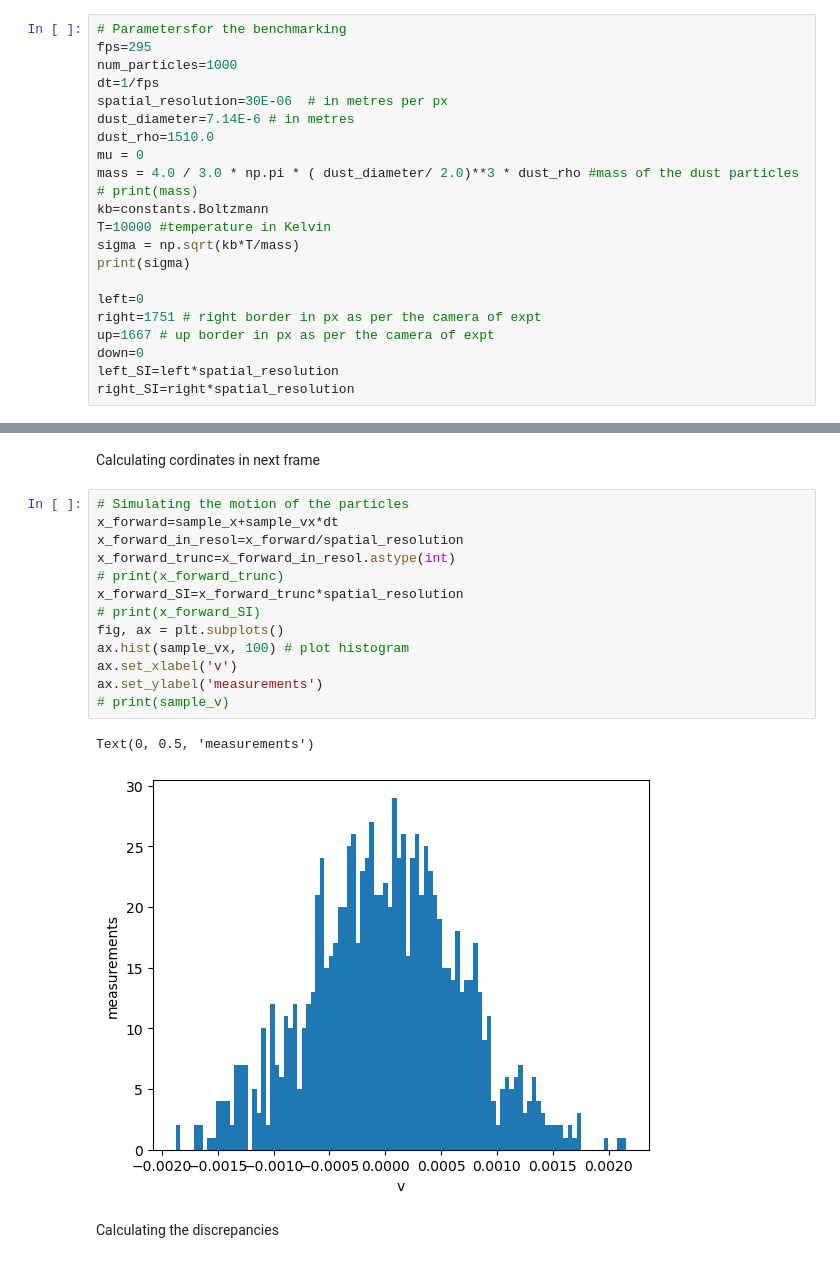
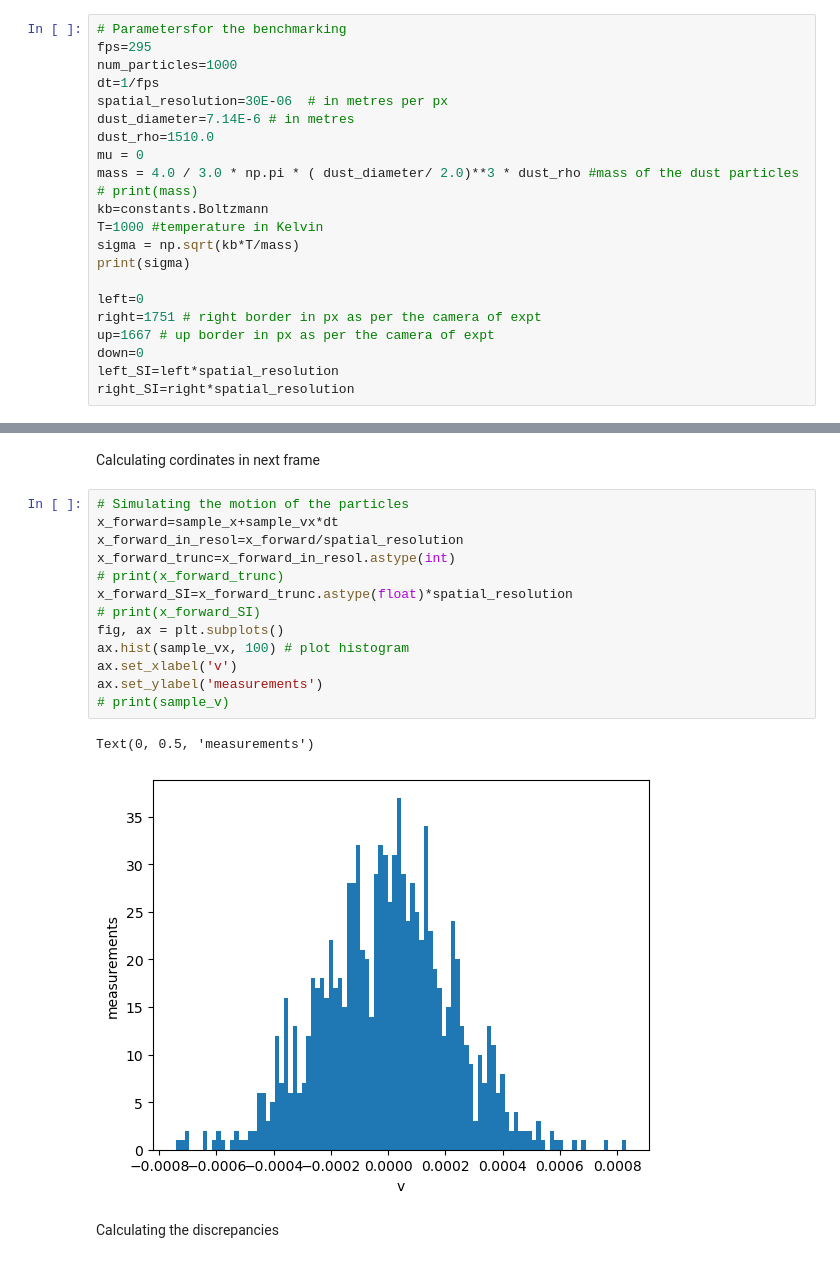
Before and after one commit to ParthM1504/Benchmarking-Dusty-Plasma-Temperature-Code, a Jupyter notebook: Benchmarking.ipynb, the cells around one changed output, grey strips where cells are left out. Drawn from its saved outputs; the diff is of its cells as text.

```diff
--- a/Benchmarking.ipynb
+++ b/Benchmarking.ipynb
@@ -19,7 +19,7 @@ mu = 0
 mass = 4.0 / 3.0 * np.pi * ( dust_diameter/ 2.0)**3 * dust_rho #mass of the dust particles
 # print(mass)
 kb=constants.Boltzmann
-T=10000 #temperature in Kelvin
+T=1000 #temperature in Kelvin
 sigma = np.sqrt(kb*T/mass)
 print(sigma)
 
@@ -87,19 +87,19 @@ Calculating cordinates in next frame
 # %%
 # Simulating the motion of the particles
 x_forward=sample_x+sample_vx*dt
 x_forward_in_resol=x_forward/spatial_resolution
 x_forward_trunc=x_forward_in_resol.astype(int)
 # print(x_forward_trunc)
-x_forward_SI=x_forward_trunc*spatial_resolution
+x_forward_SI=x_forward_trunc.astype(float)*spatial_resolution
 # print(x_forward_SI)
 fig, ax = plt.subplots()
 ax.hist(sample_vx, 100) # plot histogram
 ax.set_xlabel('v')
 ax.set_ylabel('measurements')
 # print(sample_v)
 # %% [output]
 Text(0, 0.5, 'measurements')
-[figure, old version]
+[figure, new version]
 # %% [markdown]
 Calculating the discrepancies
 # %%
```
Also changed, not shown: parts of 15 cells of this notebook.
